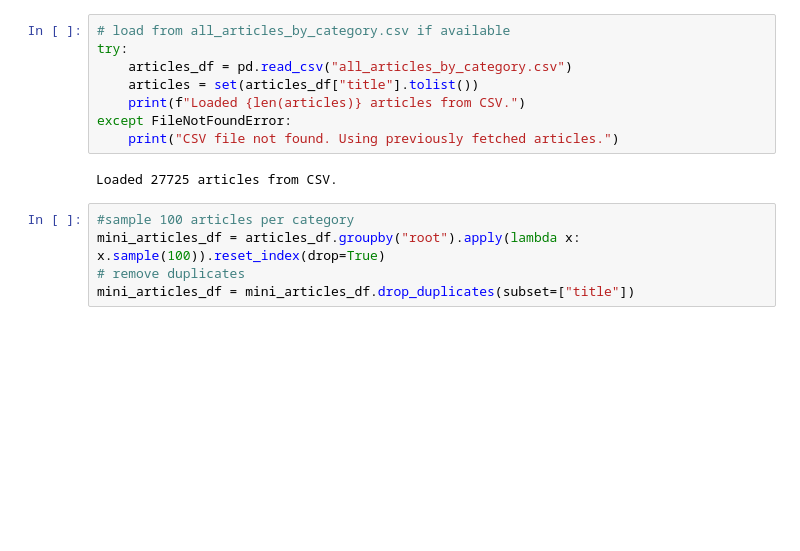
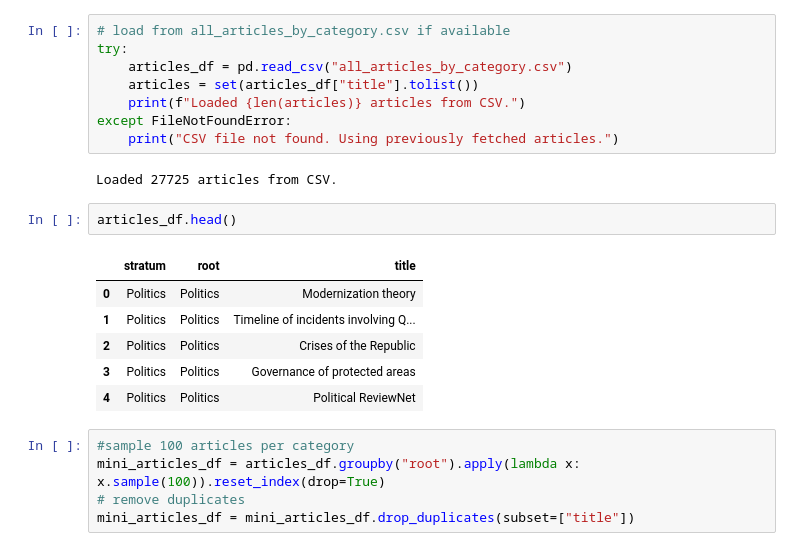
Before and after one commit to LeTartap/WikiMScThesis, a Jupyter notebook: python_code/optimized_pipeline.ipynb, the cells around one changed output. Cells and saved outputs as stored; diff of their text form; blank space fills up the shorter version.

```diff
--- a/python_code/optimized_pipeline.ipynb
+++ b/python_code/optimized_pipeline.ipynb
@@ -436,6 +436,15 @@ except FileNotFoundError:
     print("CSV file not found. Using previously fetched articles.")
 # %% [output]
 Loaded 27725 articles from CSV.
+# %%
+articles_df.head()
+# %% [output]
+|  | stratum | root | title |
+| 0 | Politics | Politics | Modernization theory |
+| 1 | Politics | Politics | Timeline of incidents involving Q... |
+| 2 | Politics | Politics | Crises of the Republic |
+| 3 | Politics | Politics | Governance of protected areas |
+| 4 | Politics | Politics | Political ReviewNet |
 # %%
 #sample 100 articles per category
 mini_articles_df = articles_df.groupby("root").apply(lambda x: x.sample(100)).reset_index(drop=True)
```
Also changed, not shown: parts of 1 cell of this notebook, 13 other files.
